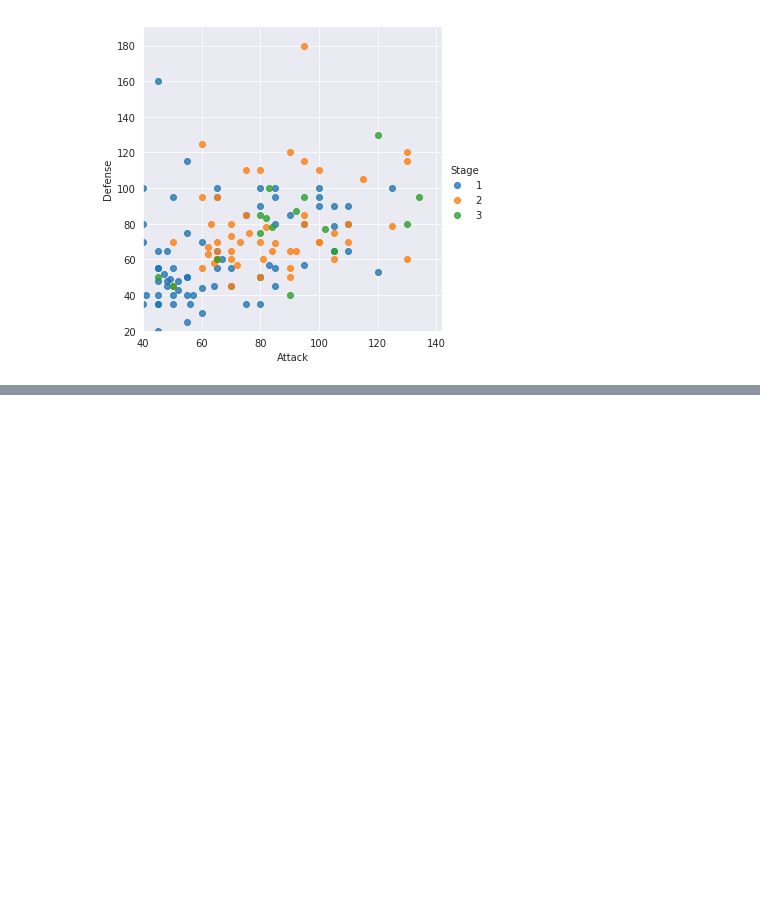
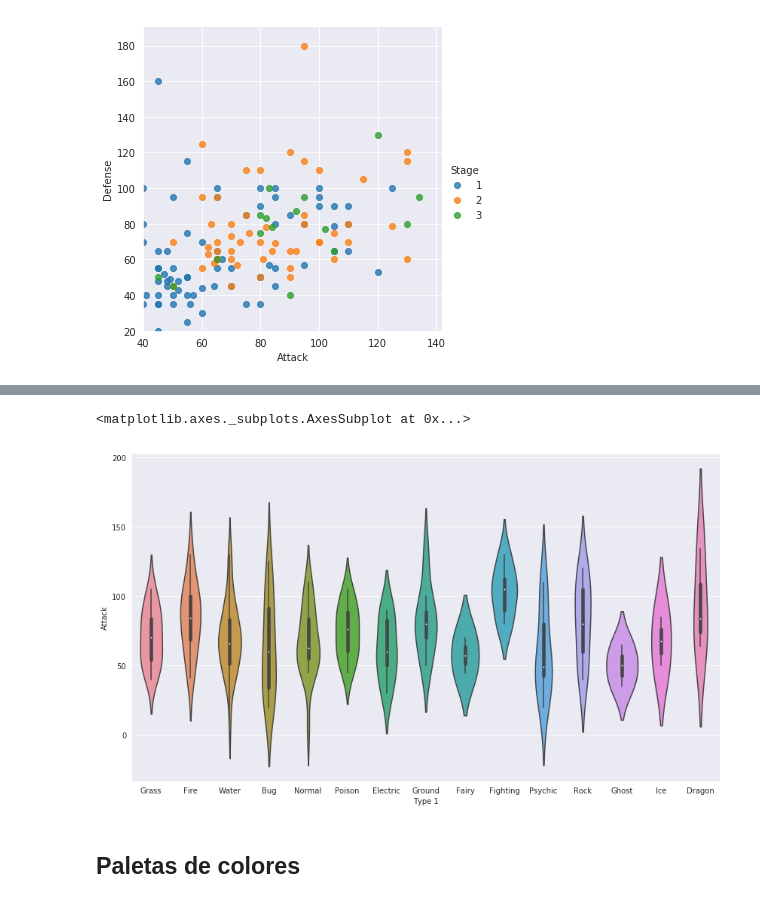
Before and after one commit to nextia-academy/analisis-datos-python, a Jupyter notebook: 6_Visualizacion_de_datos_con_Matplotlib_y_Seaborn/4_Seaborn.ipynb, the cells around one changed output, grey strips where cells are left out. Drawn from its saved outputs; the diff is of its cells as text; code cells hidden in the pictures; blank space fills up the shorter version.

```diff
--- a/6_Visualizacion_de_datos_con_Matplotlib_y_Seaborn/4_Seaborn.ipynb
+++ b/6_Visualizacion_de_datos_con_Matplotlib_y_Seaborn/4_Seaborn.ipynb
@@ -125,0 +163,9 @@ plt.ylim(20)
+# %%
+plt.figure(figsize=(14,8))
+sns.set_style('darkgrid')
+sns.violinplot(x='Type 1', y='Attack', data=df)
+# %% [output]
+<matplotlib.axes._subplots.AxesSubplot at 0x...>
+[figure, added]
+# %% [markdown]
+## Paletas de colores
```
Also changed, not shown: parts of 23 cells of this notebook.
